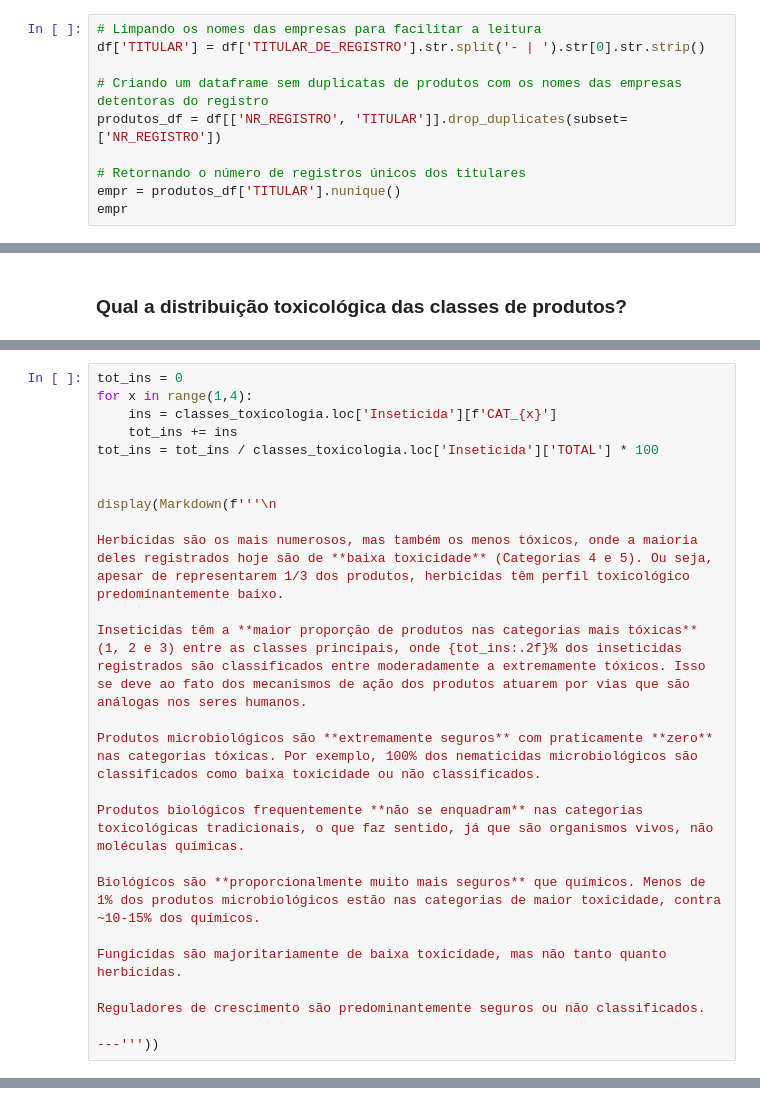
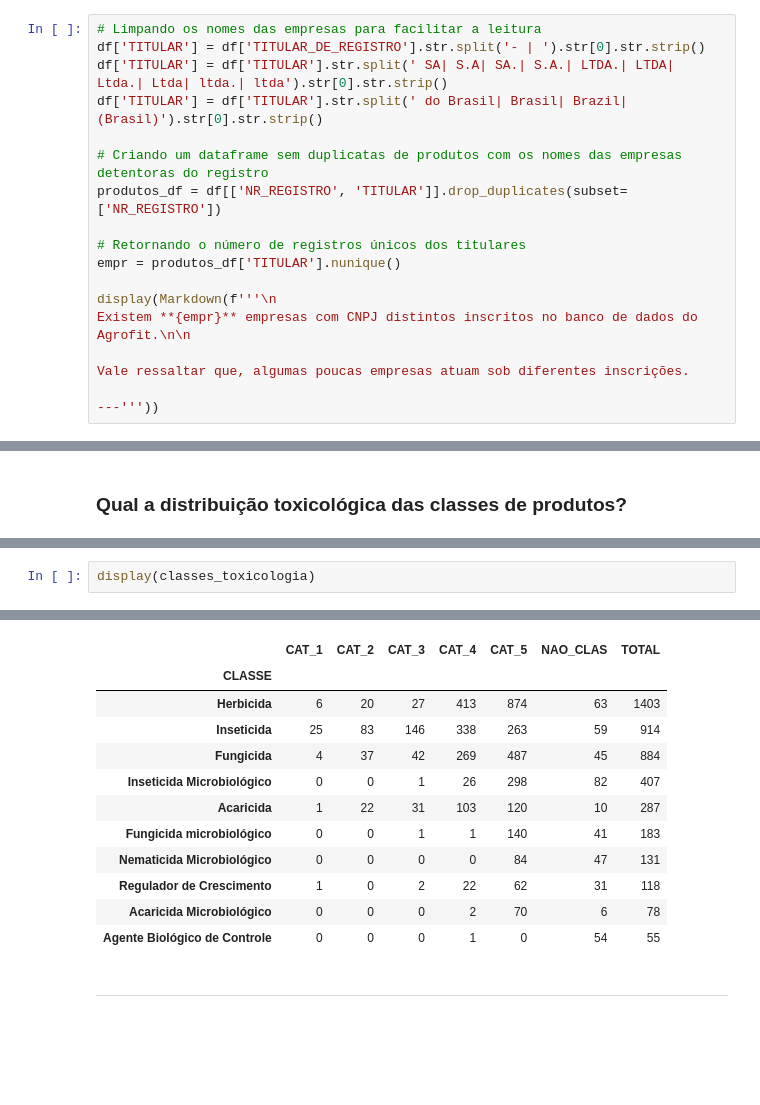
Before and after one commit to luan-vsd/Analise-Agrofit, a Jupyter notebook: notebooks/agrofit.ipynb, the cells around one changed output, grey strips where cells are left out. Drawn from its saved outputs; the diff is of its cells as text; blank space fills up the shorter version.

```diff
--- a/notebooks/agrofit.ipynb
+++ b/notebooks/agrofit.ipynb
@@ -77,8 +77,16 @@
+df['TITULAR'] = df['TITULAR'].str.split(' SA| S.A| SA.| S.A.| LTDA.| LTDA| Ltda.| Ltda| ltda.| ltda').str[0].str.strip()
+df['TITULAR'] = df['TITULAR'].str.split(' do Brasil| Brasil| Brazil| (Brasil)').str[0].str.strip()
 
 # Criando um dataframe sem duplicatas de produtos com os nomes das empresas detentoras do registro
 produtos_df = df[['NR_REGISTRO', 'TITULAR']].drop_duplicates(subset=['NR_REGISTRO'])
 
 # Retornando o número de registros únicos dos titulares
 empr = produtos_df['TITULAR'].nunique()
-empr
+
+display(Markdown(f'''\n
+Existem **{empr}** empresas com CNPJ distintos inscritos no banco de dados do Agrofit.\n\n
+
+Vale ressaltar que, algumas poucas empresas atuam sob diferentes inscrições.
+
+---'''))
 # %% [output]
@@ -785,26 +1106,3 @@ classes_toxicologia
 # %%
-tot_ins = 0
-for x in range(1,4):
-    ins = classes_toxicologia.loc['Inseticida'][f'CAT_{x}']
-    tot_ins += ins
-tot_ins = tot_ins / classes_toxicologia.loc['Inseticida']['TOTAL'] * 100
-
-
-display(Markdown(f'''\n
-
-Herbicidas são os mais numerosos, mas também os menos tóxicos, onde a maioria deles registrados hoje são de **baixa toxicidade** (Categorias 4 e 5). Ou seja, apesar de representarem 1/3 dos produtos, herbicidas têm perfil toxicológico predominantemente baixo.
-
-Inseticidas têm a **maior proporção de produtos nas categorias mais tóxicas** (1, 2 e 3) entre as classes principais, onde {tot_ins:.2f}% dos inseticidas registrados são classificados entre moderadamente a extremamente tóxicos. Isso se deve ao fato dos mecanismos de ação dos produtos atuarem por vias que são análogas nos seres humanos.
-
-Produtos microbiológicos são **extremamente seguros** com praticamente **zero** nas categorias tóxicas. Por exemplo, 100% dos nematicidas microbiológicos são classificados como baixa toxicidade ou não classificados.
-
-Produtos biológicos frequentemente **não se enquadram** nas categorias toxicológicas tradicionais, o que faz sentido, já que são organismos vivos, não moléculas químicas.
-
-Biológicos são **proporcionalmente muito mais seguros** que químicos. Menos de 1% dos produtos microbiológicos estão nas categorias de maior toxicidade, contra ~10-15% dos químicos.
-
-Fungicidas são majoritariamente de baixa toxicidade, mas não tanto quanto herbicidas.
-
-Reguladores de crescimento são predominantemente seguros ou não classificados.
-
----'''))
+display(classes_toxicologia)
 # %% [output]
@@ -829,2 +1109,16 @@ Reguladores de crescimento são predominantemente seguros ou não classificados.
+|  | CAT_1 | CAT_2 | CAT_3 | CAT_4 | CAT_5 | NAO_CLAS | TOTAL |
+| CLASSE |  |  |  |  |  |  |  |
+| Herbicida | 6 | 20 | 27 | 413 | 874 | 63 | 1403 |
+| Inseticida | 25 | 83 | 146 | 338 | 263 | 59 | 914 |
+| Fungicida | 4 | 37 | 42 | 269 | 487 | 45 | 884 |
+| Inseticida Microbiológico | 0 | 0 | 1 | 26 | 298 | 82 | 407 |
+| Acaricida | 1 | 22 | 31 | 103 | 120 | 10 | 287 |
+| Fungicida microbiológico | 0 | 0 | 1 | 1 | 140 | 41 | 183 |
+| Nematicida Microbiológico | 0 | 0 | 0 | 0 | 84 | 47 | 131 |
+| Regulador de Crescimento | 1 | 0 | 2 | 22 | 62 | 31 | 118 |
+| Acaricida Microbiológico | 0 | 0 | 0 | 2 | 70 | 6 | 78 |
+| Agente Biológico de Controle | 0 | 0 | 0 | 1 | 0 | 54 | 55 |
+# %% [markdown]
+---
 # %% [markdown]
 ### Classificação Ambiental (Potencial de Periculosidade Ambiental – PPA)
```
Also changed, not shown: parts of 119 cells of this notebook.
